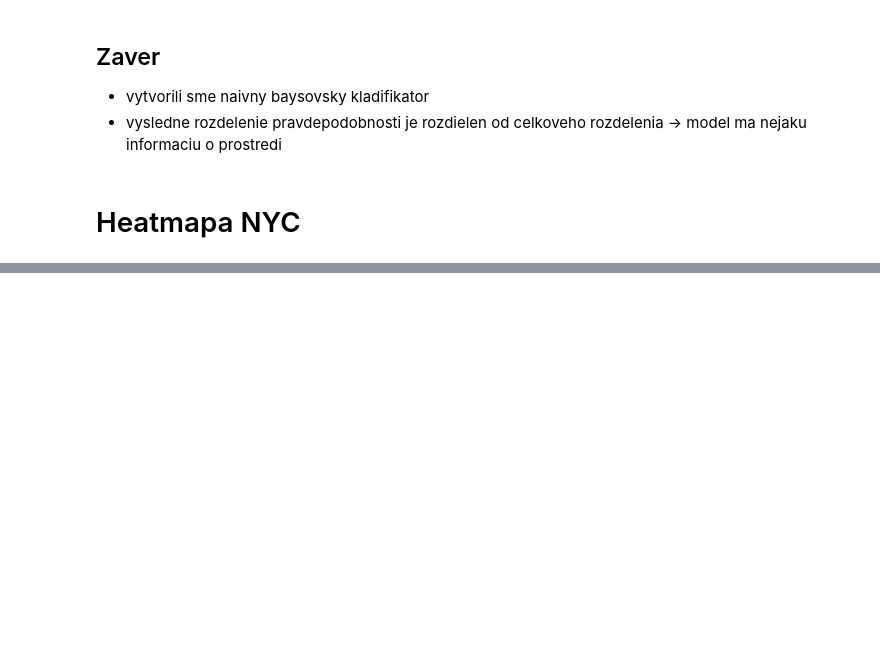
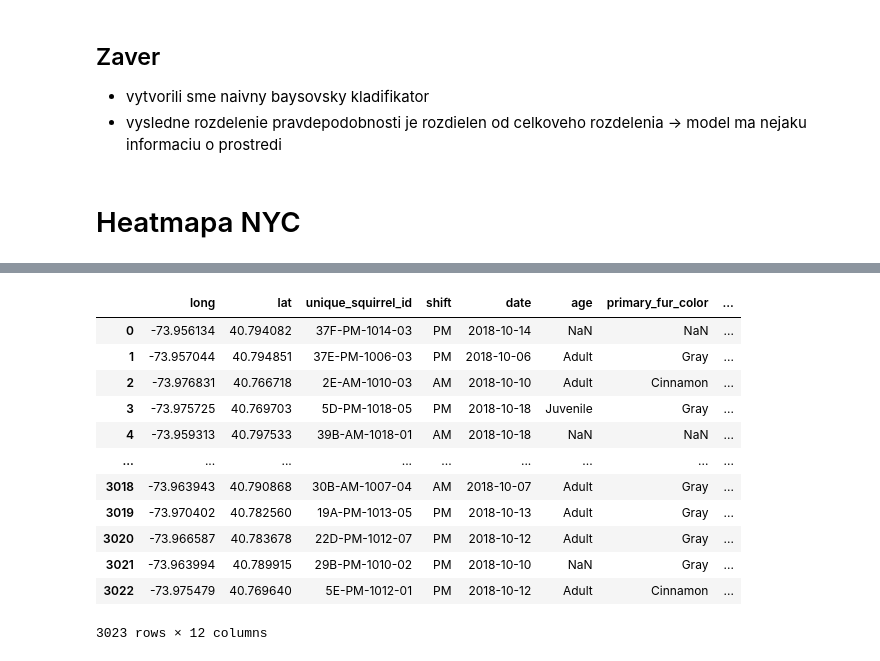
Before and after one commit to TheKompot/MAD, a Jupyter notebook: EDA.ipynb, the cells around one changed output, grey strips where cells are left out. Cells and saved outputs as stored; diff of their text form; code cells hidden in the pictures; blank space fills up the shorter version.

```diff
--- a/EDA.ipynb
+++ b/EDA.ipynb
@@ -364,0 +400,16 @@ Name: on_ground, dtype: float64
+# %%
+df
+# %% [output]
+|  | long | lat | unique_squirrel_id | shift | date | age | primary_fur_color | ... |
+| 0 | -73.956134 | 40.794082 | 37F-PM-1014-03 | PM | 2018-10-14 | NaN | NaN | ... |
+| 1 | -73.957044 | 40.794851 | 37E-PM-1006-03 | PM | 2018-10-06 | Adult | Gray | ... |
+| 2 | -73.976831 | 40.766718 | 2E-AM-1010-03 | AM | 2018-10-10 | Adult | Cinnamon | ... |
+| 3 | -73.975725 | 40.769703 | 5D-PM-1018-05 | PM | 2018-10-18 | Juvenile | Gray | ... |
+| 4 | -73.959313 | 40.797533 | 39B-AM-1018-01 | AM | 2018-10-18 | NaN | NaN | ... |
+| ... | ... | ... | ... | ... | ... | ... | ... | ... |
+| 3018 | -73.963943 | 40.790868 | 30B-AM-1007-04 | AM | 2018-10-07 | Adult | Gray | ... |
+| 3019 | -73.970402 | 40.782560 | 19A-PM-1013-05 | PM | 2018-10-13 | Adult | Gray | ... |
+| 3020 | -73.966587 | 40.783678 | 22D-PM-1012-07 | PM | 2018-10-12 | Adult | Gray | ... |
+| 3021 | -73.963994 | 40.789915 | 29B-PM-1010-02 | PM | 2018-10-10 | NaN | Gray | ... |
+| 3022 | -73.975479 | 40.769640 | 5E-PM-1012-01 | PM | 2018-10-12 | Adult | Cinnamon | ... |
+3023 rows × 12 columns
```
Also changed, not shown: parts of 6 cells of this notebook, 1 other file.
